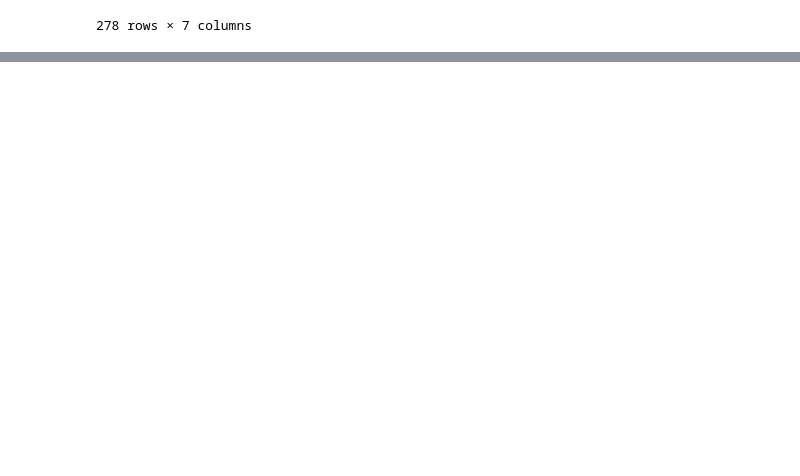
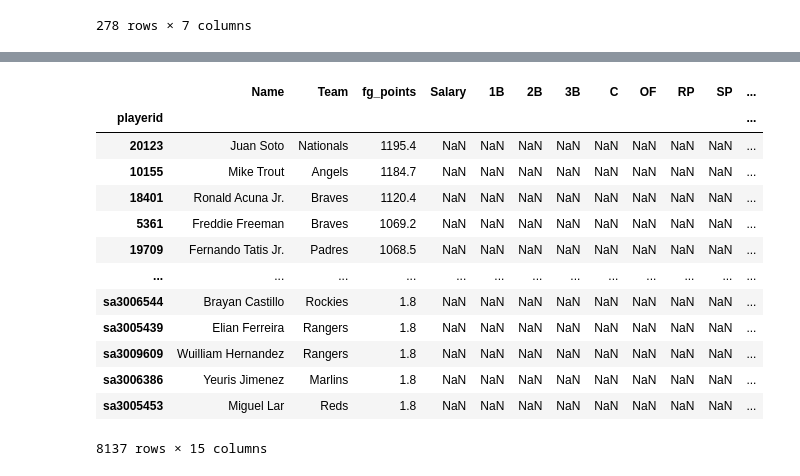
Before and after one commit to brendancooley/moonlight, a Jupyter notebook: _testing/testing.ipynb, the cells around one changed output, grey strips where cells are left out. Saved outputs shown, nothing was run; the diff lists cells and outputs as text; code cells hidden in the pictures; blank space fills up the shorter version.

```diff
--- a/_testing/testing.ipynb
+++ b/_testing/testing.ipynb
@@ -80,0 +109,2 @@ NameError: name 'datetime' is not defined
+# %%
+lsd.projections = lsd.projections[~lsd.projections.index.duplicated()]
@@ -80,0 +128,17 @@ NameError: name 'datetime' is not defined
+# %%
+lsd.projections.merge(lsd.df, how='left', left_index=True, right_index=True)
+# %% [output]
+|  | Name | Team | fg_points | Salary | 1B | 2B | 3B | C | OF | RP | SP | ... |
+| playerid |  |  |  |  |  |  |  |  |  |  |  | ... |
+| 20123 | Juan Soto | Nationals | 1195.4 | NaN | NaN | NaN | NaN | NaN | NaN | NaN | NaN | ... |
+| 10155 | Mike Trout | Angels | 1184.7 | NaN | NaN | NaN | NaN | NaN | NaN | NaN | NaN | ... |
+| 18401 | Ronald Acuna Jr. | Braves | 1120.4 | NaN | NaN | NaN | NaN | NaN | NaN | NaN | NaN | ... |
+| 5361 | Freddie Freeman | Braves | 1069.2 | NaN | NaN | NaN | NaN | NaN | NaN | NaN | NaN | ... |
+| 19709 | Fernando Tatis Jr. | Padres | 1068.5 | NaN | NaN | NaN | NaN | NaN | NaN | NaN | NaN | ... |
+| ... | ... | ... | ... | ... | ... | ... | ... | ... | ... | ... | ... | ... |
+| sa3006544 | Brayan Castillo | Rockies | 1.8 | NaN | NaN | NaN | NaN | NaN | NaN | NaN | NaN | ... |
+| sa3005439 | Elian Ferreira | Rangers | 1.8 | NaN | NaN | NaN | NaN | NaN | NaN | NaN | NaN | ... |
+| sa3009609 | Wuilliam Hernandez | Rangers | 1.8 | NaN | NaN | NaN | NaN | NaN | NaN | NaN | NaN | ... |
+| sa3006386 | Yeuris Jimenez | Marlins | 1.8 | NaN | NaN | NaN | NaN | NaN | NaN | NaN | NaN | ... |
+| sa3005453 | Miguel Lar | Reds | 1.8 | NaN | NaN | NaN | NaN | NaN | NaN | NaN | NaN | ... |
+8137 rows × 15 columns
```
Also changed, not shown: parts of 15 cells of this notebook, 6 other files.
